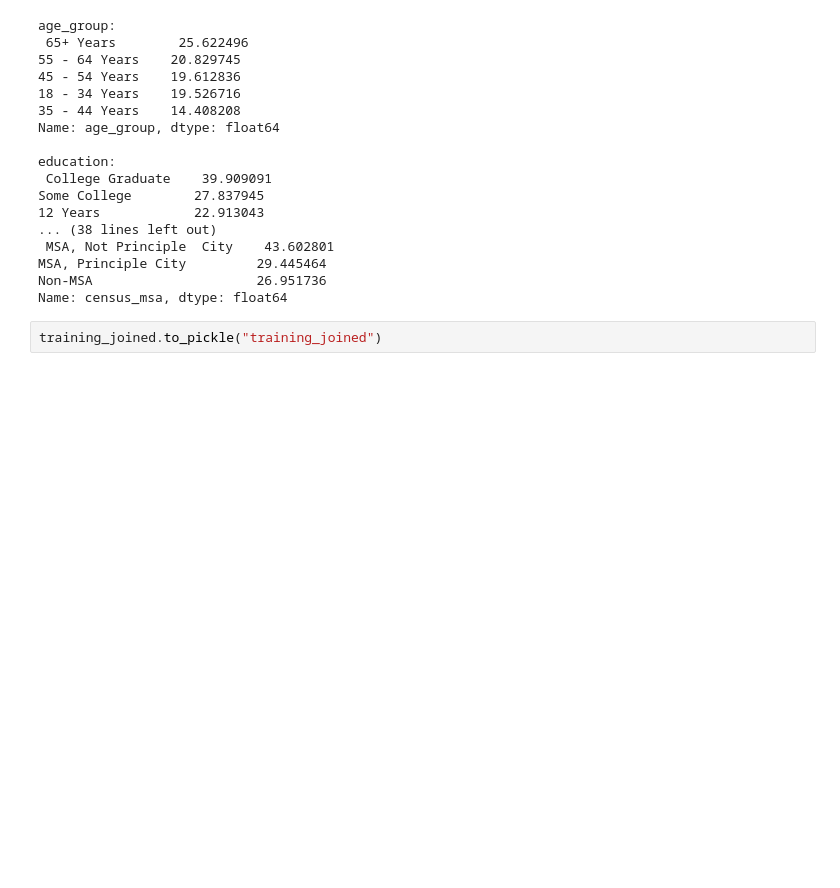
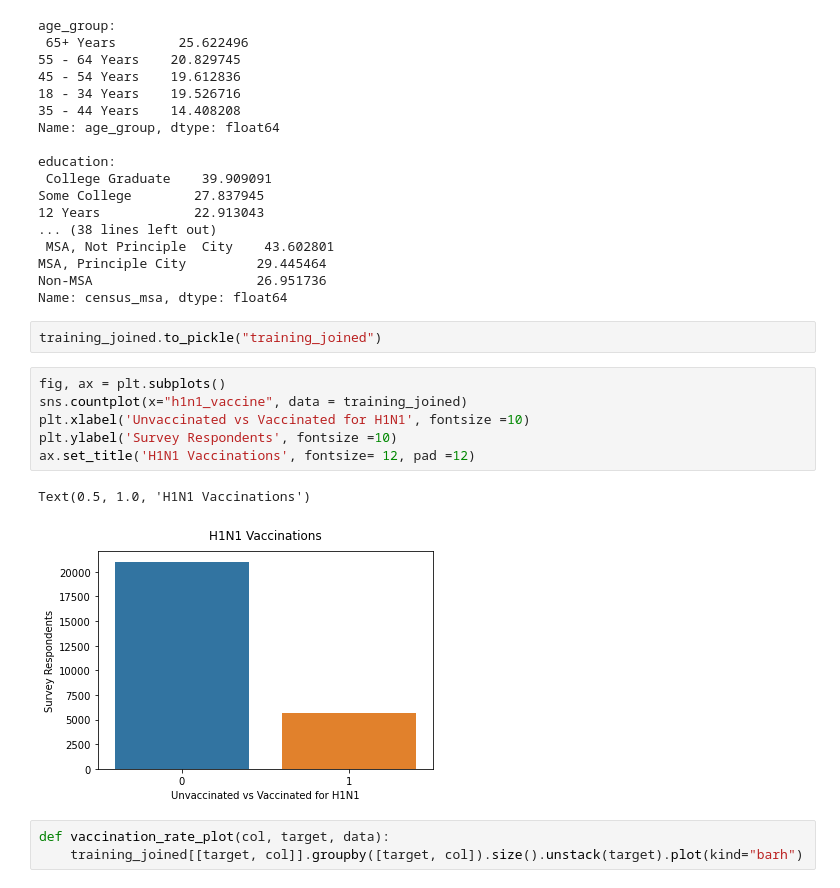
Before and after one commit to biannagas/Phase-3-Project, a Jupyter notebook: EDA.ipynb, the cells around one changed output. Saved outputs shown, nothing was run; the diff lists cells and outputs as text; blank space fills up the shorter version.

```diff
--- a/EDA.ipynb
+++ b/EDA.ipynb
@@ -132,3 +138,15 @@ Non-MSA                     26.951736
 Name: census_msa, dtype: float64
 # %%
 training_joined.to_pickle("training_joined")
+# %%
+fig, ax = plt.subplots()
+sns.countplot(x="h1n1_vaccine", data = training_joined)
+plt.xlabel('Unvaccinated vs Vaccinated for H1N1', fontsize =10)
+plt.ylabel('Survey Respondents', fontsize =10)
+ax.set_title('H1N1 Vaccinations', fontsize= 12, pad =12)
+# %% [output]
+Text(0.5, 1.0, 'H1N1 Vaccinations')
+[figure, added]
+# %%
+def vaccination_rate_plot(col, target, data):
+    training_joined[[target, col]].groupby([target, col]).size().unstack(target).plot(kind="barh")
```
Also changed, not shown: parts of 2 cells of this notebook, 2 other files.
